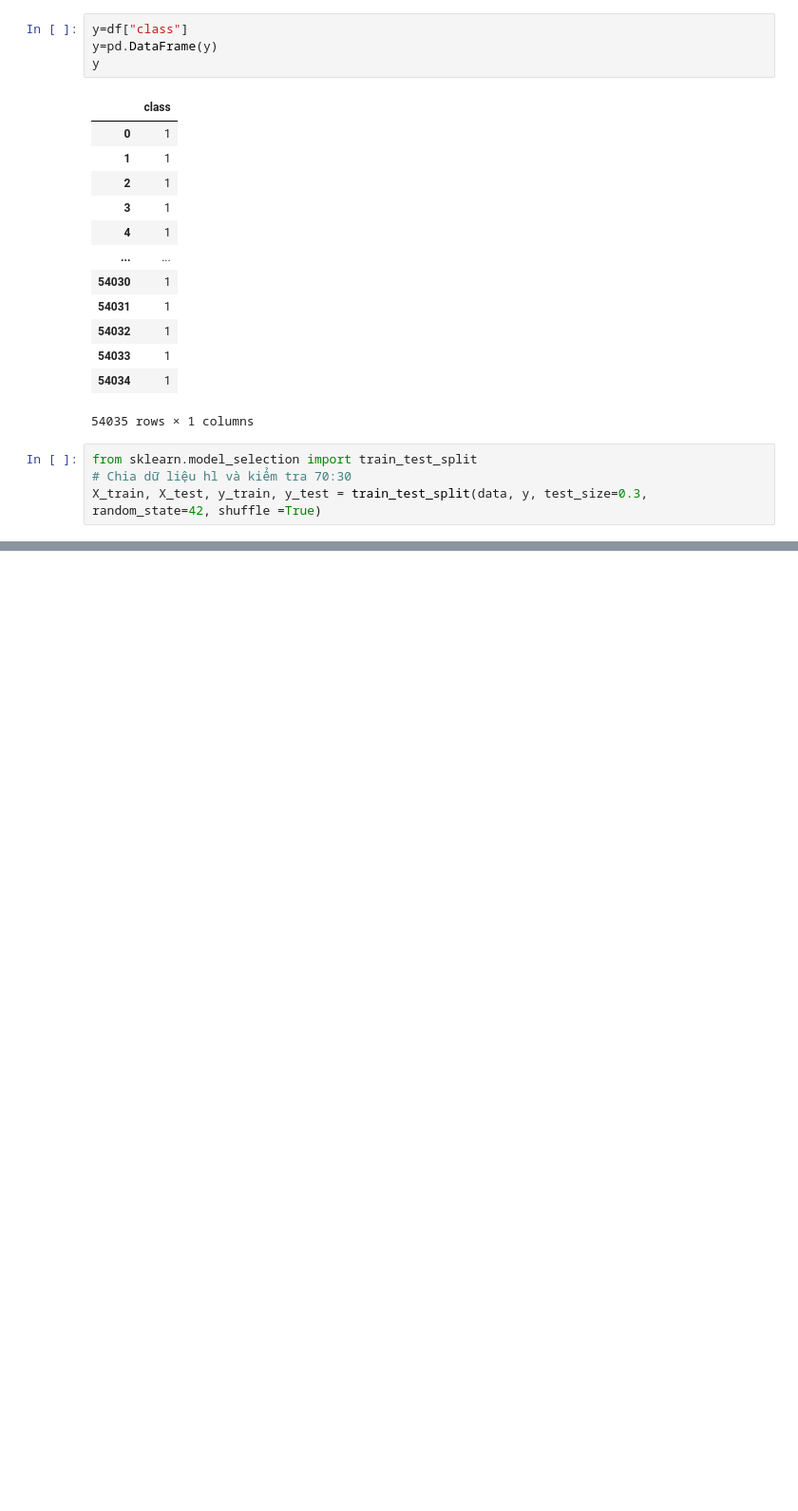
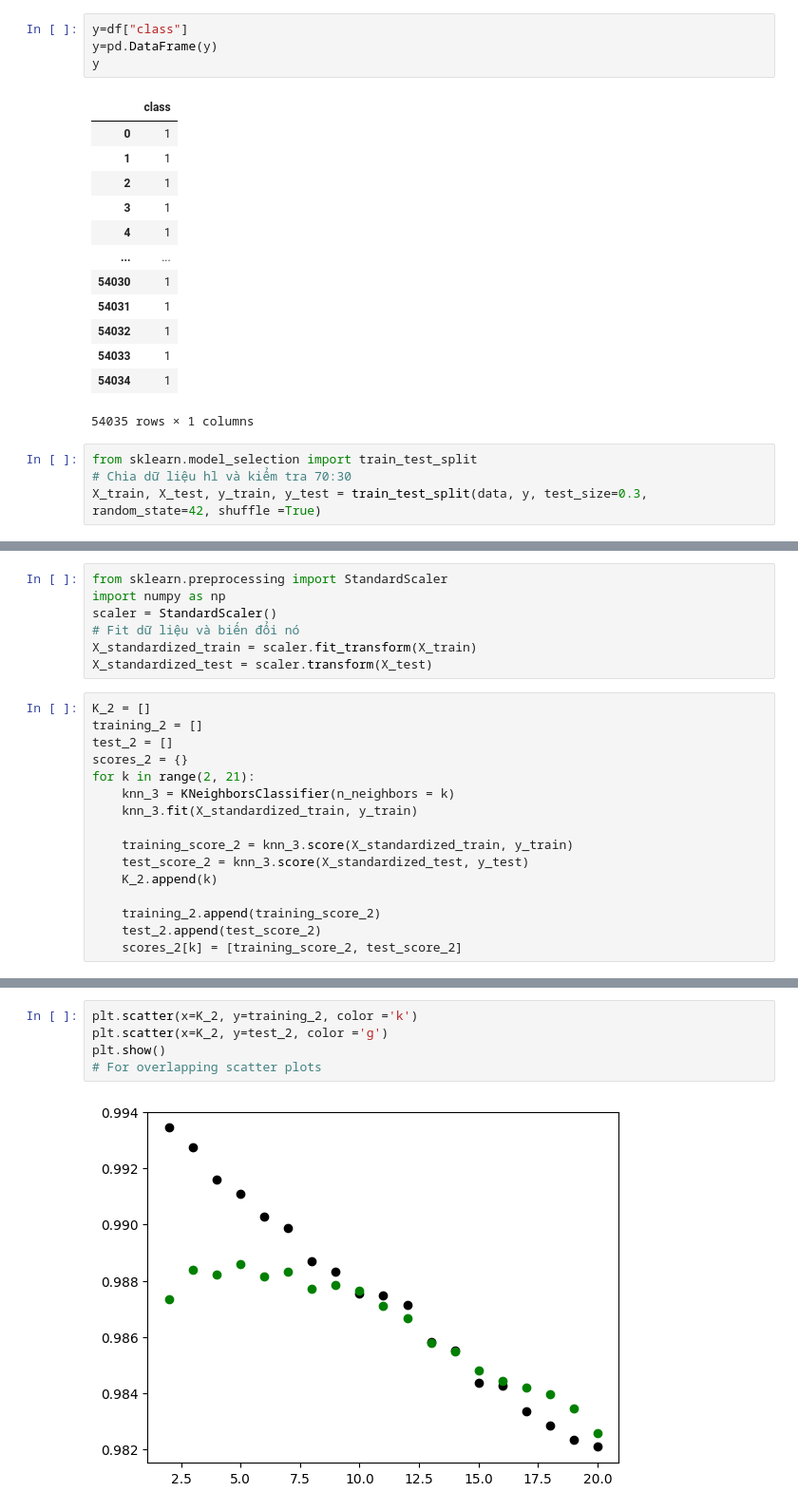
Before and after one commit to hiendamvan/mushroom_edible_classification, a Jupyter notebook: Analyze_data.ipynb, the cells around one changed output, grey strips where cells are left out. Shown: that part at 95% size. Drawn from its saved outputs; the diff is of its cells as text; blank space fills up the shorter version.

```diff
--- a/Analyze_data.ipynb
+++ b/Analyze_data.ipynb
@@ -191,0 +254,23 @@ KNNClassifierModel Test Score is :  0.7053235457405466
+# %%
+from sklearn.preprocessing import StandardScaler
+import numpy as np
+scaler = StandardScaler()
+# Fit dữ liệu và biến đổi nó
+X_standardized_train = scaler.fit_transform(X_train)
+X_standardized_test = scaler.transform(X_test)
+# %%
+K_2 = []
+training_2 = []
+test_2 = []
+scores_2 = {}
+for k in range(2, 21):
+    knn_3 = KNeighborsClassifier(n_neighbors = k)
+    knn_3.fit(X_standardized_train, y_train)
+
+    training_score_2 = knn_3.score(X_standardized_train, y_train)
+    test_score_2 = knn_3.score(X_standardized_test, y_test)
+    K_2.append(k)
+
+    training_2.append(training_score_2)
+    test_2.append(test_score_2)
+    scores_2[k] = [training_score_2, test_score_2]
@@ -191,0 +301,7 @@ KNNClassifierModel Test Score is :  0.7053235457405466
+# %%
+plt.scatter(x=K_2, y=training_2, color ='k')
+plt.scatter(x=K_2, y=test_2, color ='g')
+plt.show()
+# For overlapping scatter plots
+# %% [output]
+[figure, added]
```
Also changed, not shown: parts of 16 cells of this notebook.
